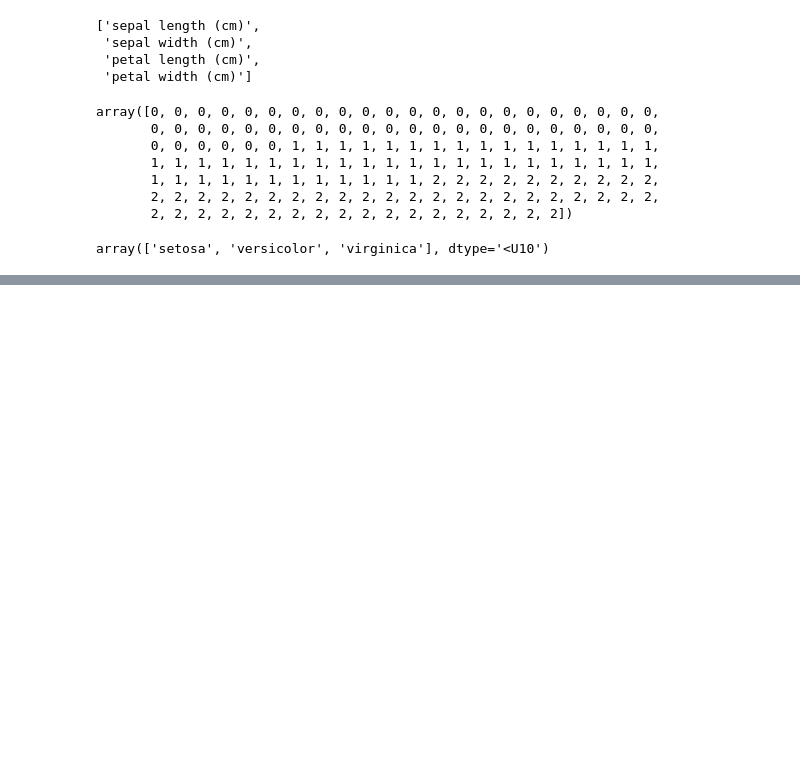
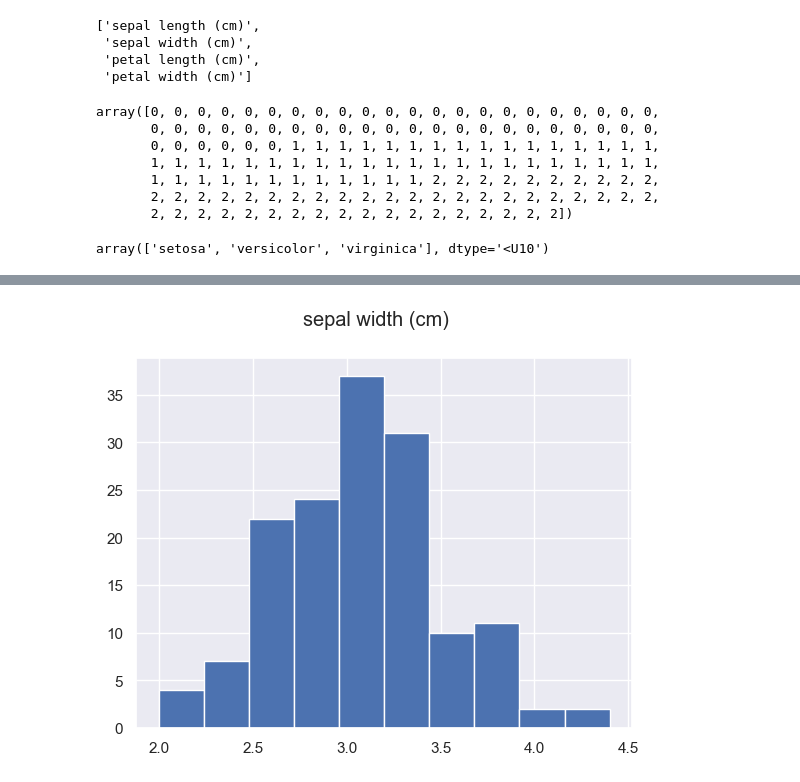
Before and after one commit to shoumik77/irisEDA, a Jupyter notebook: irisdataset.ipynb, the cells around one changed output, grey strips where cells are left out. Drawn from its saved outputs; the diff is of its cells as text; code cells hidden in the pictures; blank space fills up the shorter version.

```diff
--- a/irisdataset.ipynb
+++ b/irisdataset.ipynb
@@ -87,0 +124,7 @@ array(['setosa', 'versicolor', 'virginica'], dtype='<U10')
+# %%
+col = "sepal width (cm)"
+df[col].hist()
+plt.suptitle(col)
+plt.show()
+# %% [output]
+[figure, added]
```
Also changed, not shown: parts of 17 cells of this notebook.
